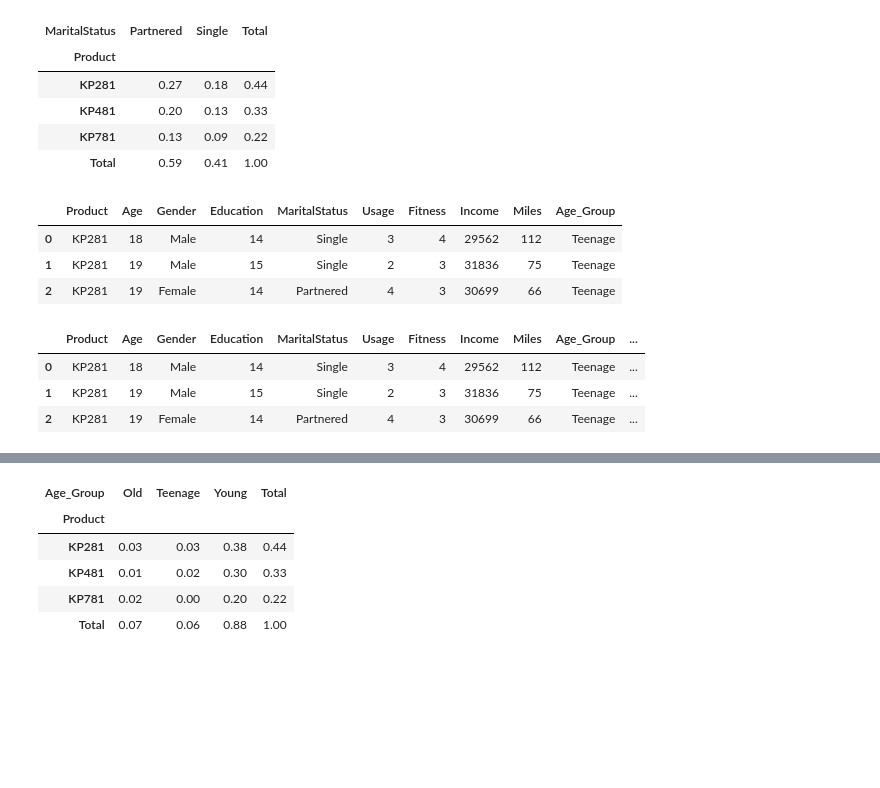
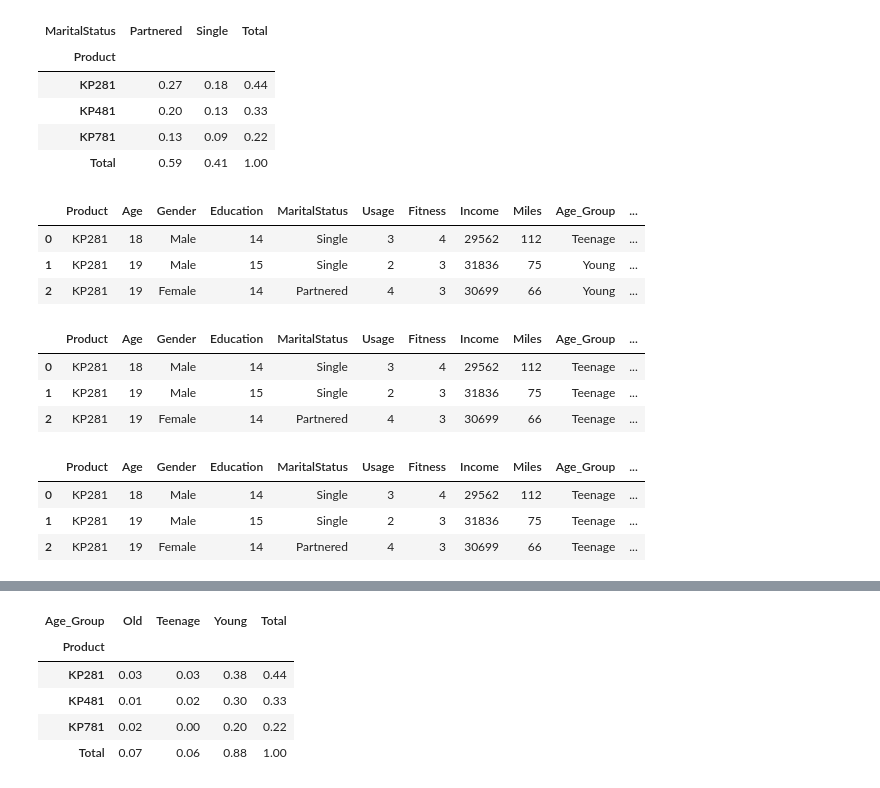
Before and after one commit to iamutkarshgoyal/Aerofit_Statistical_Analysis, a Jupyter notebook: aerofit_data_analysis.ipynb, the cells around one changed output, grey strips where cells are left out. Saved outputs shown, nothing was run; the diff lists cells and outputs as text; code cells hidden in the pictures; blank space fills up the shorter version.

```diff
--- a/aerofit_data_analysis.ipynb
+++ b/aerofit_data_analysis.ipynb
@@ -702,20 +707,20 @@ pd.crosstab(index=df['Product'],columns=df['MaritalStatus'],margins=True,margins
 # %%
 Age_Group = []
 for i in df["Age"]:
-  if i > 0 and i <= 20:
+  if i > 0 and i <= 18:
     Age_Group.append("Teenage")
-  elif i > 20 and i <= 40:
+  elif i > 18 and i <= 35:
     Age_Group.append("Young")
   else:
     Age_Group.append("Old")
 
 df["Age_Group"] = Age_Group
 df.head(3)
 # %% [output]
-|  | Product | Age | Gender | Education | MaritalStatus | Usage | Fitness | Income | Miles | Age_Group |
-| 0 | KP281 | 18 | Male | 14 | Single | 3 | 4 | 29562 | 112 | Teenage |
-| 1 | KP281 | 19 | Male | 15 | Single | 2 | 3 | 31836 | 75 | Teenage |
-| 2 | KP281 | 19 | Female | 14 | Partnered | 4 | 3 | 30699 | 66 | Teenage |
+|  | Product | Age | Gender | Education | MaritalStatus | Usage | Fitness | Income | Miles | Age_Group | ... |
+| 0 | KP281 | 18 | Male | 14 | Single | 3 | 4 | 29562 | 112 | Teenage | ... |
+| 1 | KP281 | 19 | Male | 15 | Single | 2 | 3 | 31836 | 75 | Young | ... |
+| 2 | KP281 | 19 | Female | 14 | Partnered | 4 | 3 | 30699 | 66 | Young | ... |
 # %%
 Income_Group = []
 for i in df["Income"]:
@@ -733,3 +738,20 @@ df.head(3)
 | 0 | KP281 | 18 | Male | 14 | Single | 3 | 4 | 29562 | 112 | Teenage | ... |
 | 1 | KP281 | 19 | Male | 15 | Single | 2 | 3 | 31836 | 75 | Teenage | ... |
 | 2 | KP281 | 19 | Female | 14 | Partnered | 4 | 3 | 30699 | 66 | Teenage | ... |
+# %%
+Education_Group = []
+for i in df["Education"]:
+  if i > 0 and i <= 13:
+    Education_Group.append("Basic Education")
+  elif i > 13 and i <= 19:
+    Education_Group.append("Average Education")
+  else:
+    Education_Group.append("High Education")
+
+df["Education_Group"] = Education_Group
+df.head(3)
+# %% [output]
+|  | Product | Age | Gender | Education | MaritalStatus | Usage | Fitness | Income | Miles | Age_Group | ... |
+| 0 | KP281 | 18 | Male | 14 | Single | 3 | 4 | 29562 | 112 | Teenage | ... |
+| 1 | KP281 | 19 | Male | 15 | Single | 2 | 3 | 31836 | 75 | Teenage | ... |
+| 2 | KP281 | 19 | Female | 14 | Partnered | 4 | 3 | 30699 | 66 | Teenage | ... |
```
Also changed, not shown: parts of 10 cells of this notebook.
